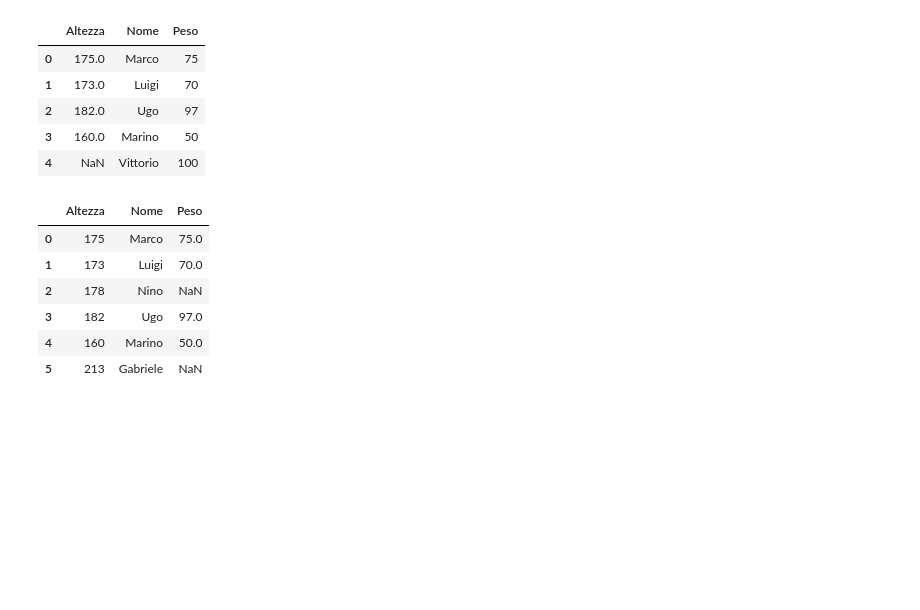
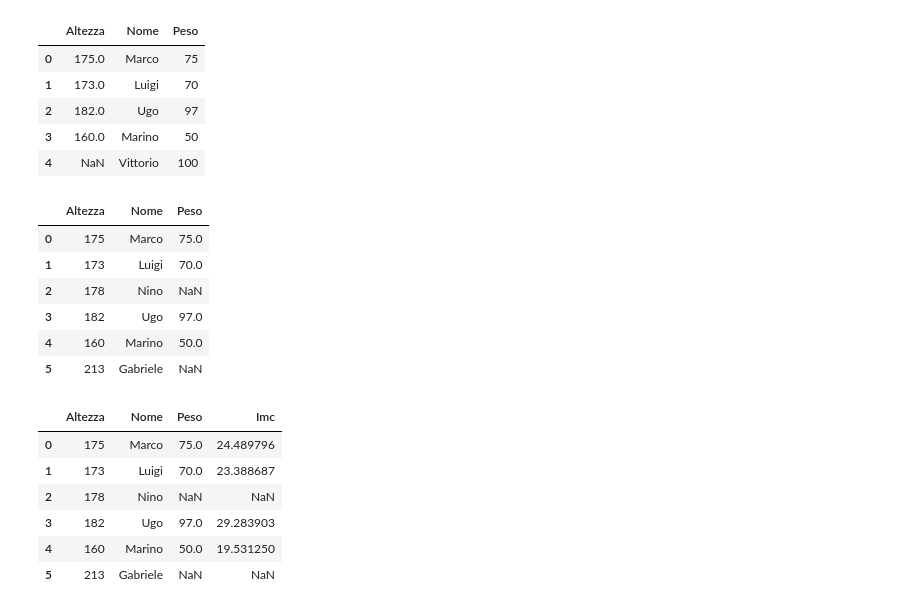
Before and after one commit to scarsellifi/open-notebook-science, a Jupyter notebook: Python e Pandas - Operazioni base.ipynb, the cells around one changed output. Saved outputs shown, nothing was run; the diff lists cells and outputs as text; code cells hidden in the pictures; blank space fills up the shorter version.

```diff
--- a/Python e Pandas - Operazioni base.ipynb
+++ b/Python e Pandas - Operazioni base.ipynb
@@ -646,0 +695,10 @@ pd.merge(altezze, pesi, how = "left", left_on = "Nome", right_on = "Nome")
+# %%
+wide
+# %% [output]
+|  | Altezza | Nome | Peso | Imc |
+| 0 | 175 | Marco | 75.0 | 24.489796 |
+| 1 | 173 | Luigi | 70.0 | 23.388687 |
+| 2 | 178 | Nino | NaN | NaN |
+| 3 | 182 | Ugo | 97.0 | 29.283903 |
+| 4 | 160 | Marino | 50.0 | 19.531250 |
+| 5 | 213 | Gabriele | NaN | NaN |
```
Also changed, not shown: parts of 45 cells of this notebook, 10 other files.
